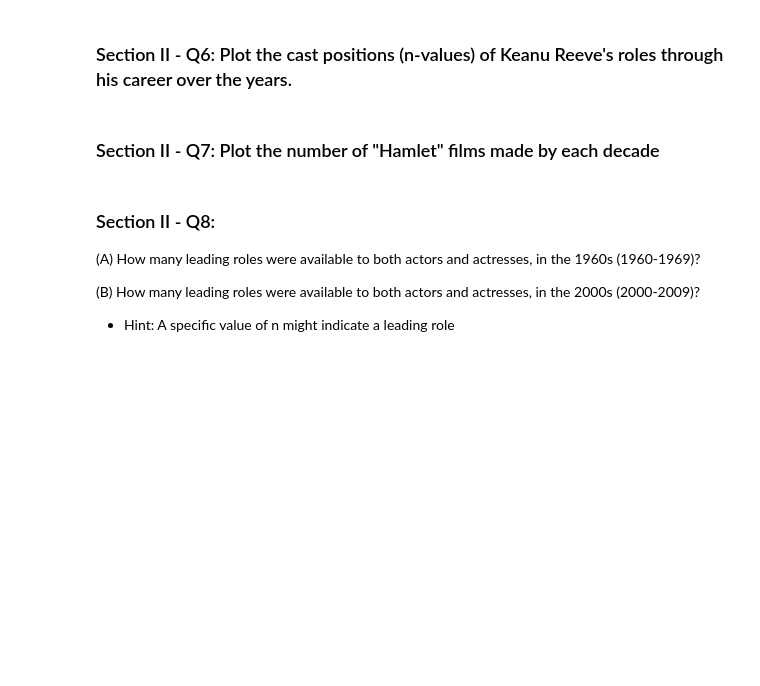
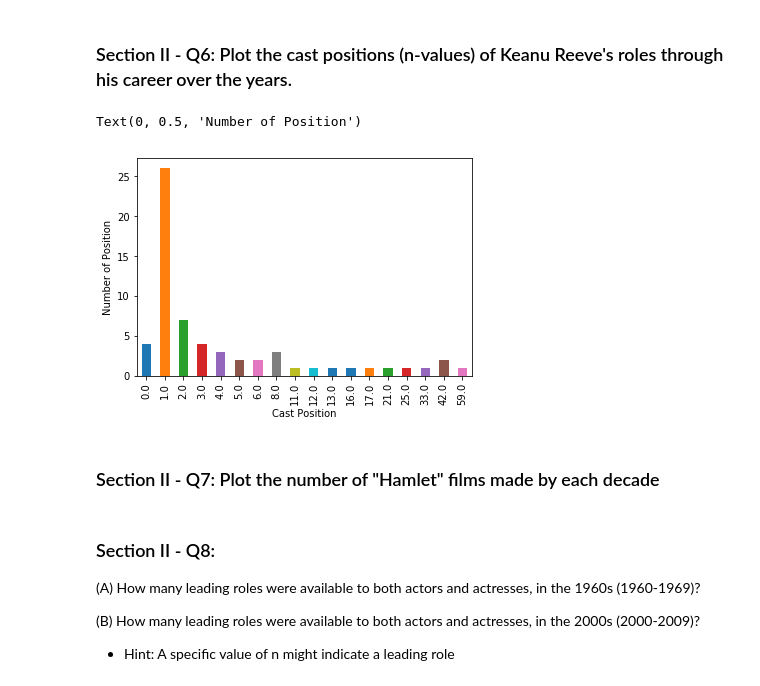
Before and after one commit to Gan001/Data-Wrangling, a Jupyter notebook: mini-project_pandas/Mini_Project_Data_Wrangling_Pandas.ipynb, the cells around one changed output. Drawn from its saved outputs; the diff is of its cells as text; code cells hidden in the pictures; blank space fills up the shorter version.

```diff
--- a/mini-project_pandas/Mini_Project_Data_Wrangling_Pandas.ipynb
+++ b/mini-project_pandas/Mini_Project_Data_Wrangling_Pandas.ipynb
@@ -507,2 +647,8 @@ top_ten.plot(kind='barh')
 # %% [markdown]
 ### Section II - Q5: Plot how many roles 'Keanu Reeves' has played in each year of his career.
+# %%
+#create keanu df to insepct roles
+keanu_roles = cast[cast.name == 'Keanu Reeves']
+
+#number of roles Keanu Reeves has played each year of his career sorted from start to present
+keanu_roles.year.value_counts().sort_index()
@@ -509,5 +673,16 @@ top_ten.plot(kind='barh')
 # %% [markdown]
 ### Section II - Q6: Plot the cast positions (n-values) of Keanu Reeve's roles through his career over the years.
+# %%
+#change support roles(NaN) to 0 to be counted
+keanu_roles_cleaned = keanu_roles.fillna(0)
+
+#0.0 equals support roles
+keanu_ax = keanu_roles_cleaned.n.value_counts().sort_index().plot(kind='bar')
+keanu_ax.set_xlabel('Cast Position')
+keanu_ax.set_ylabel('Number of Position')
+# %% [output]
+Text(0, 0.5, 'Number of Position')
+[figure, added]
 # %% [markdown]
 ### Section II - Q7: Plot the number of "Hamlet" films made by each decade
 # %% [markdown]
```
Also changed, not shown: parts of 14 cells of this notebook.
